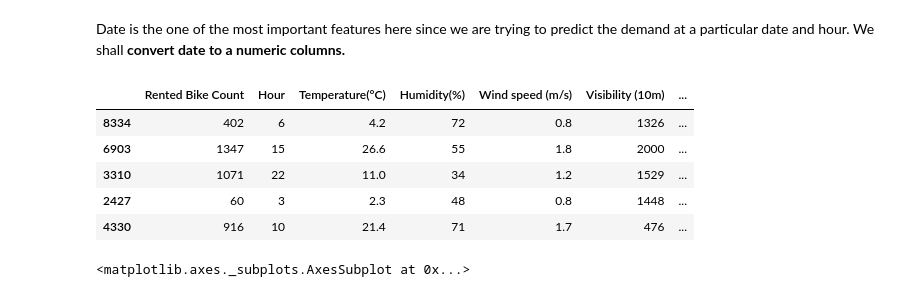
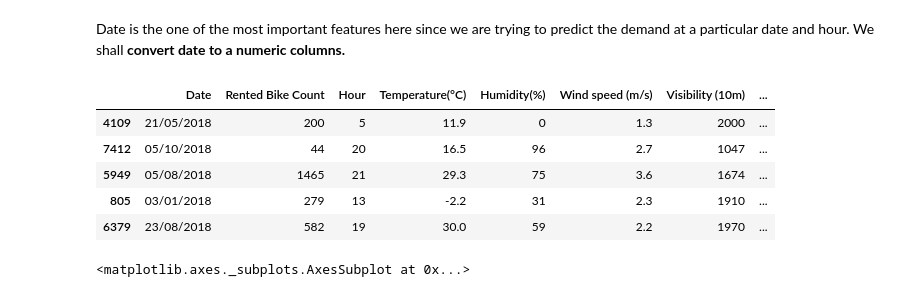
Before and after one commit to Ayushman0Singh/BikeSharingDemandPrediction, a Jupyter notebook: Bike_Sharing_Demand_Prediction_Capstone_Project.ipynb, the cells around one changed output. Saved outputs shown, nothing was run; the diff lists cells and outputs as text; code cells hidden in the pictures.

```diff
--- a/Bike_Sharing_Demand_Prediction_Capstone_Project.ipynb
+++ b/Bike_Sharing_Demand_Prediction_Capstone_Project.ipynb
@@ -240,18 +242,18 @@ Date is the one of the most important features here since we are trying to predi
 # %%
 #Converting date to date-month-year
 import datetime
 df['Year'] = pd.DatetimeIndex(df['Date']).year   #getting year column
 df['Month'] = pd.DatetimeIndex(df['Date']).month  #getting month column
 df['Day'] = pd.DatetimeIndex(df['Date']).day  #getting Day column
-df.drop(labels = 'Date', axis = 1, inplace = True)  # removing the date column
+# df.drop(labels = 'Date', axis = 1, inplace = True)  # removing the date column
 df.sample(5)
 # %% [output]
-|  | Rented Bike Count | Hour | Temperature(°C) | Humidity(%) | Wind speed (m/s) | Visibility (10m) | ... |
-| 8334 | 402 | 6 | 4.2 | 72 | 0.8 | 1326 | ... |
-| 6903 | 1347 | 15 | 26.6 | 55 | 1.8 | 2000 | ... |
-| 3310 | 1071 | 22 | 11.0 | 34 | 1.2 | 1529 | ... |
-| 2427 | 60 | 3 | 2.3 | 48 | 0.8 | 1448 | ... |
-| 4330 | 916 | 10 | 21.4 | 71 | 1.7 | 476 | ... |
+|  | Date | Rented Bike Count | Hour | Temperature(°C) | Humidity(%) | Wind speed (m/s) | Visibility (10m) | ... |
+| 4109 | 21/05/2018 | 200 | 5 | 11.9 | 0 | 1.3 | 2000 | ... |
+| 7412 | 05/10/2018 | 44 | 20 | 16.5 | 96 | 2.7 | 1047 | ... |
+| 5949 | 05/08/2018 | 1465 | 21 | 29.3 | 75 | 3.6 | 1674 | ... |
+| 805 | 03/01/2018 | 279 | 13 | -2.2 | 31 | 2.3 | 1910 | ... |
+| 6379 | 23/08/2018 | 582 | 19 | 30.0 | 59 | 2.2 | 1970 | ... |
 # %%
 #ploting rented bikes according to year
 year_bikecount = df.groupby(['Year'])['Rented Bike Count'].sum().reset_index()
```
Also changed, not shown: parts of 47 cells of this notebook.
